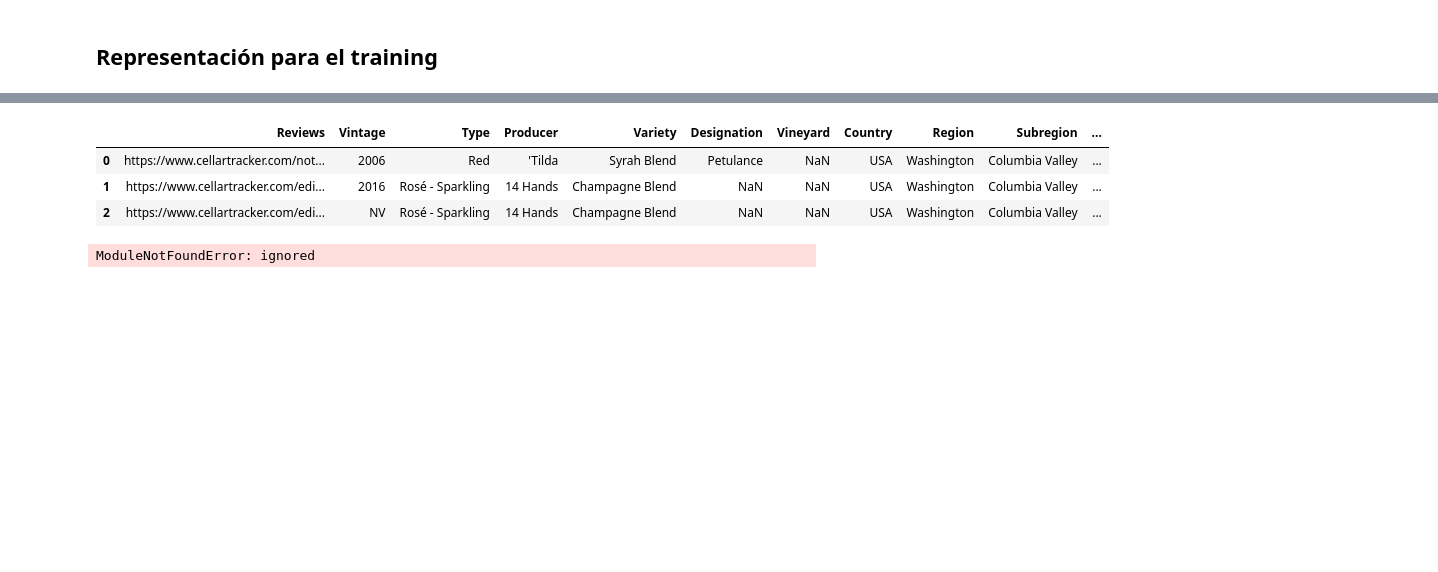
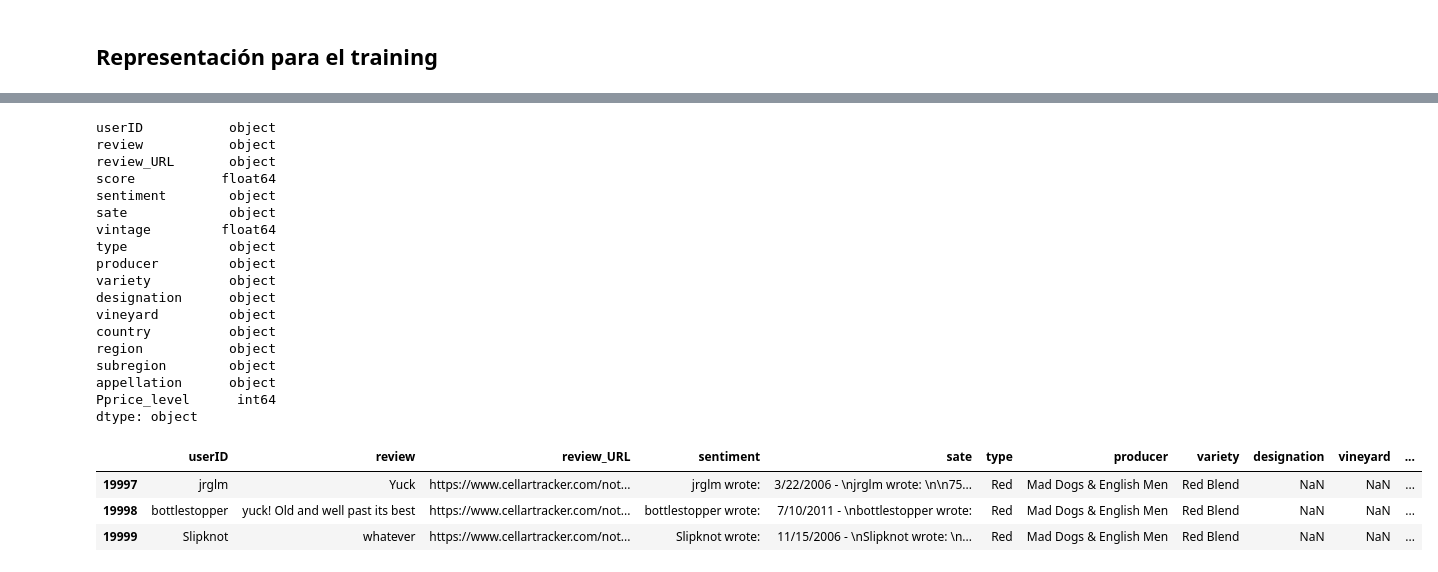
Before and after one commit to paulanavarretec/WineRec, a Jupyter notebook: wineRec_OneHotEncoding.ipynb, the cells around one changed output, grey strips where cells are left out. Drawn from its saved outputs; the diff is of its cells as text; code cells hidden in the pictures; blank space fills up the shorter version.

```diff
--- a/wineRec_OneHotEncoding.ipynb
+++ b/wineRec_OneHotEncoding.ipynb
@@ -171,0 +151,19 @@ train_file.tail()
+# %%
+reviews = pd.read_csv('Reviews.csv',
+                         sep=';',
+                         names = ['userID','review', 'review_URL','score','sentiment','sate',
+                                  'vintage', 'type', 'producer', 'variety', 'designation', 'vineyard',
+                                  'country', 'region', 'subregion', 'appellation', 'Pprice_level'],
+                         header=0)
+
+
+print("Matrix size",reviews.shape)
+
+# view columns using df.columns
+print("Column Names:",reviews.columns)
+
+print(reviews.dtypes)
+
+
+#reviews.head()
+reviews.tail()
@@ -172,33 +194,31 @@ train_file.tail()
 # %%
 # limit to categorical data using df.select_dtypes()
-train_file = train_file.select_dtypes(include=[object])
-train_file.head(3)
+reviews_categorical = reviews.select_dtypes(include=[object])
+
+reviews['userID'] = reviews['userID'].astype('str')
+print(reviews.dtypes)
+
+reviews_categorical.tail(3)
 # %% [output]
+userID           object
+review           object
+review_URL       object
+score           float64
+sentiment        object
+sate             object
+vintage         float64
+type             object
+producer         object
+variety          object
+designation      object
+vineyard         object
+country          object
+region           object
+subregion        object
+appellation      object
+Pprice_level      int64
+dtype: object
-|  | Reviews | Vintage | Type | Producer | Variety | Designation | Vineyard | Country | Region | Subregion | ... |
-| 0 | https://www.cellartracker.com/not... | 2006 | Red | 'Tilda | Syrah Blend | Petulance | NaN | USA | Washington | Columbia Valley | ... |
-| 1 | https://www.cellartracker.com/edi... | 2016 | Rosé - Sparkling | 14 Hands | Champagne Blend | NaN | NaN | USA | Washington | Columbia Valley | ... |
-| 2 | https://www.cellartracker.com/edi... | NV | Rosé - Sparkling | 14 Hands | Champagne Blend | NaN | NaN | USA | Washington | Columbia Valley | ... |
+|  | userID | review | review_URL | sentiment | sate | type | producer | variety | designation | vineyard | ... |
+| 19997 | jrglm | Yuck | https://www.cellartracker.com/not... | jrglm wrote: | 3/22/2006 - \njrglm wrote: \n\n75... | Red | Mad Dogs & English Men | Red Blend | NaN | NaN | ... |
+| 19998 | bottlestopper | yuck! Old and well past its best | https://www.cellartracker.com/not... | bottlestopper wrote: | 7/10/2011 - \nbottlestopper wrote: | Red | Mad Dogs & English Men | Red Blend | NaN | NaN | ... |
+| 19999 | Slipknot | whatever | https://www.cellartracker.com/not... | Slipknot wrote: | 11/15/2006 - \nSlipknot wrote: \n... | Red | Mad Dogs & English Men | Red Blend | NaN | NaN | ... |
-# %%
-from pyfm import pylibfm
-from sklearn.feature_extraction import DictVectorizer
-import numpy as np
-train = [
-	{"user": "1", "item": "5", "age": 19},
-	{"user": "2", "item": "43", "age": 33},
-	{"user": "3", "item": "20", "age": 55},
-	{"user": "4", "item": "10", "age": 20},
-]
-v = DictVectorizer()
-
-
-
-
-
-X = v.fit_transform(train)
-print(X.toarray())
-y = np.repeat(1.0,X.shape[0])
-fm = pylibfm.FM()
-fm.fit(X,y)
-fm.predict(v.transform({"user": "1", "item": "10", "age": 24}))
-# %% [output]
-ModuleNotFoundError: ignored
```
Also changed, not shown: parts of 11 cells of this notebook.
